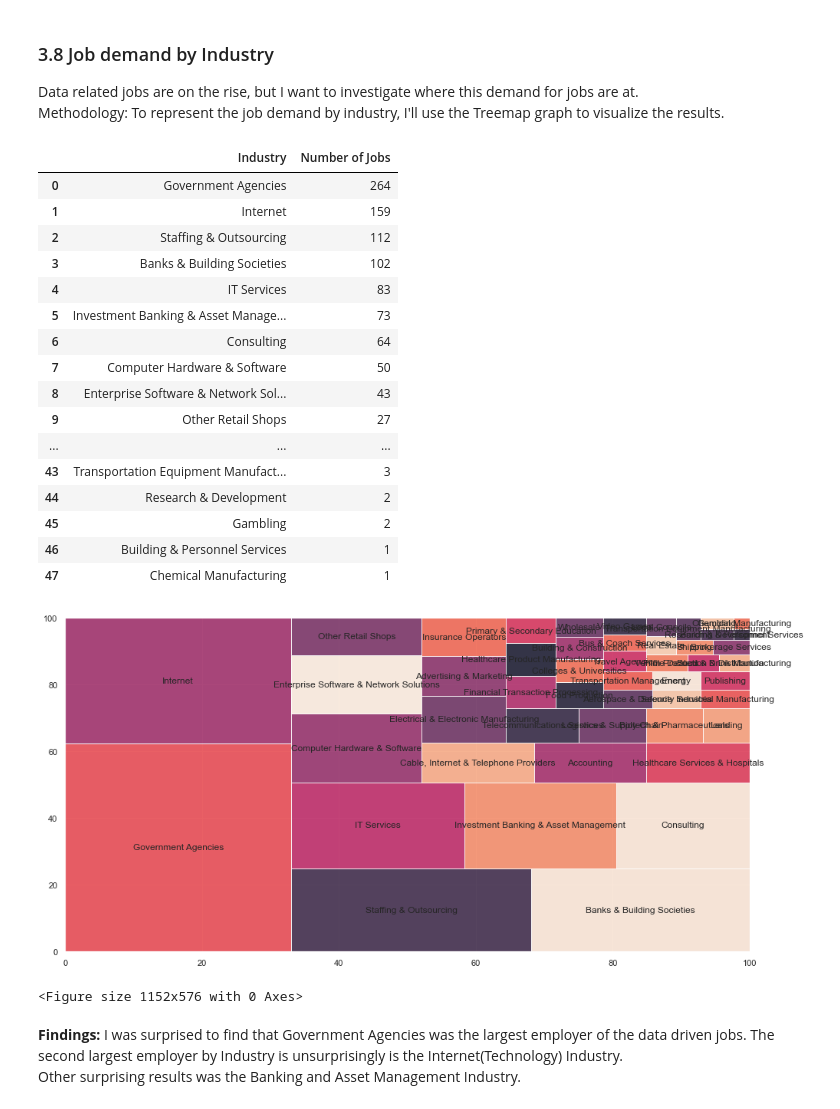
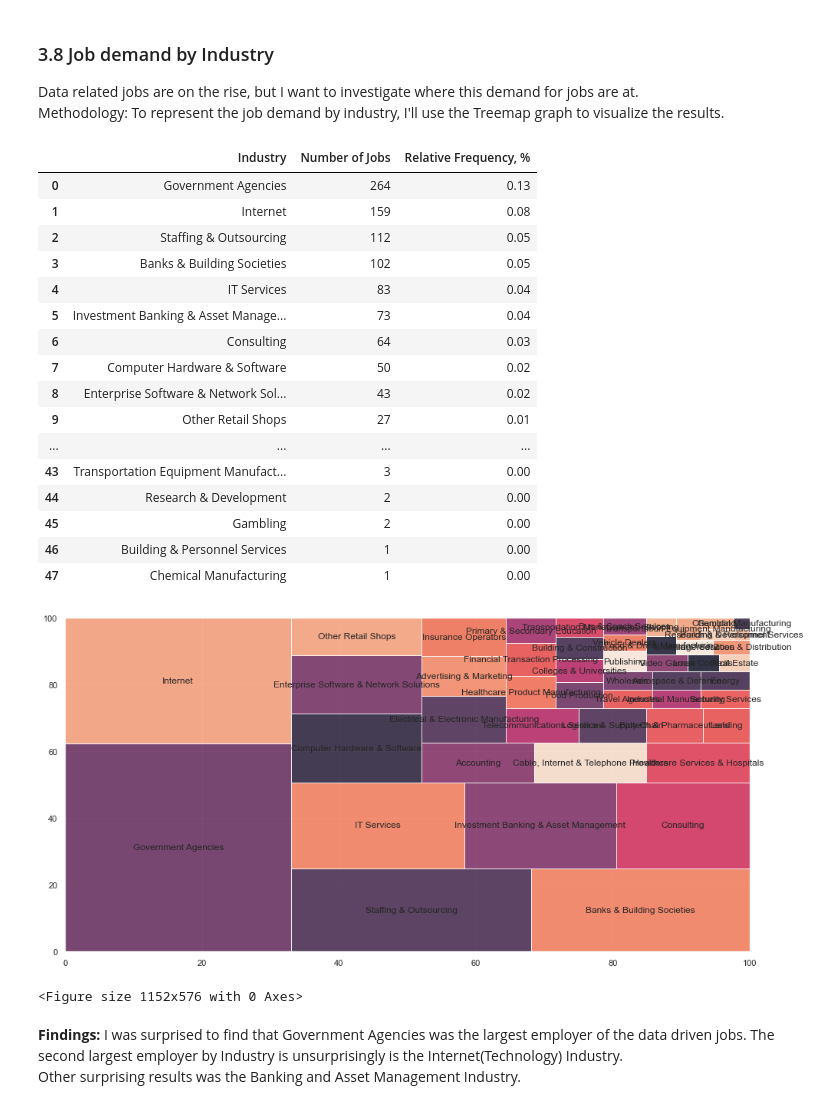
Before and after one commit to jamesgsw/Data-Analyst-Job-Landscape, a Jupyter notebook: Part 3. Data Analysis.ipynb, the cells around one changed output. Saved outputs shown, nothing was run; the diff lists cells and outputs as text; code cells hidden in the pictures.

```diff
--- a/Part 3. Data Analysis.ipynb
+++ b/Part 3. Data Analysis.ipynb
@@ -79,7 +79,7 @@ print("---------------------- Job Dataset --------------------------")
 ---------------------- Job Dataset --------------------------
 # %%
 df = pd.read_excel(
-    '/Users/James/Documents/GitHub/Data-Analyst-Job-Landscape/Job Titles CSV Files/Job_dataset.xlsx')
+    '/Users/james/Documents/GitHub/Exploring-the-Big-Data-and-Analytics-Job-Market-in-Singapore-2020/Job Titles CSV Files/Job_dataset.xlsx')
 df.head()
 # %% [output]
 |  | Unnamed: 0 | Job Title | Job Description | Rating | Company Name | Headquarters | Size | Founded | ... |
@@ -175,0 +166,3 @@ df_jobs_available
+# %%
+df_jobs_available["Relative Frequency, %"] = round(df_jobs_available["Number of Jobs"]/total_jobs, 2)
+df_jobs_available
@@ -175,0 +177,4 @@ df_jobs_available
+# %%
+total_jobs = df_jobs_available["Number of Jobs"].sum()
+print("The total number of job listings found on Glassdoor is "  + str(total_jobs))
+print("\n")
@@ -349,25 +376,26 @@ df_industry = df_industry['Industry'].value_counts().rename_axis(
     'Industry').reset_index(name='Number of Jobs')
 # %%
 # Specific number of jobs by the different industry
+df_industry["Relative Frequency, %"] = round(df_industry["Number of Jobs"]/total_jobs, 2)
 df_industry
 # %% [output]
-|  | Industry | Number of Jobs |
-| 0 | Government Agencies | 264 |
-| 1 | Internet | 159 |
-| 2 | Staffing & Outsourcing | 112 |
-| 3 | Banks & Building Societies | 102 |
-| 4 | IT Services | 83 |
-| 5 | Investment Banking & Asset Manage... | 73 |
-| 6 | Consulting | 64 |
-| 7 | Computer Hardware & Software | 50 |
-| 8 | Enterprise Software & Network Sol... | 43 |
-| 9 | Other Retail Shops | 27 |
-| ... | ... | ... |
-| 43 | Transportation Equipment Manufact... | 3 |
-| 44 | Research & Development | 2 |
-| 45 | Gambling | 2 |
-| 46 | Building & Personnel Services | 1 |
-| 47 | Chemical Manufacturing | 1 |
+|  | Industry | Number of Jobs | Relative Frequency, % |
+| 0 | Government Agencies | 264 | 0.13 |
+| 1 | Internet | 159 | 0.08 |
+| 2 | Staffing & Outsourcing | 112 | 0.05 |
+| 3 | Banks & Building Societies | 102 | 0.05 |
+| 4 | IT Services | 83 | 0.04 |
+| 5 | Investment Banking & Asset Manage... | 73 | 0.04 |
+| 6 | Consulting | 64 | 0.03 |
+| 7 | Computer Hardware & Software | 50 | 0.02 |
+| 8 | Enterprise Software & Network Sol... | 43 | 0.02 |
+| 9 | Other Retail Shops | 27 | 0.01 |
+| ... | ... | ... | ... |
+| 43 | Transportation Equipment Manufact... | 3 | 0.00 |
+| 44 | Research & Development | 2 | 0.00 |
+| 45 | Gambling | 2 | 0.00 |
+| 46 | Building & Personnel Services | 1 | 0.00 |
+| 47 | Chemical Manufacturing | 1 | 0.00 |
 # %%
 # Creating the Tree Map Visualisation
 squarify.plot(sizes=df_industry['Number of Jobs'],
@@ -375,7 +403,7 @@ squarify.plot(sizes=df_industry['Number of Jobs'],
 plt.show()
 plt.savefig('Job demand by Industry.png')
 # %% [output]
-[figure, old version]
+[figure, new version]
 <Figure size 1152x576 with 0 Axes>
 # %% [markdown]
 **Findings:** I was surprised to find that Government Agencies was the largest employer of the data driven jobs. The second largest employer by Industry is unsurprisingly is the Internet(Technology) Industry.
```
Also changed, not shown: parts of 12 cells of this notebook, 12 other files.
